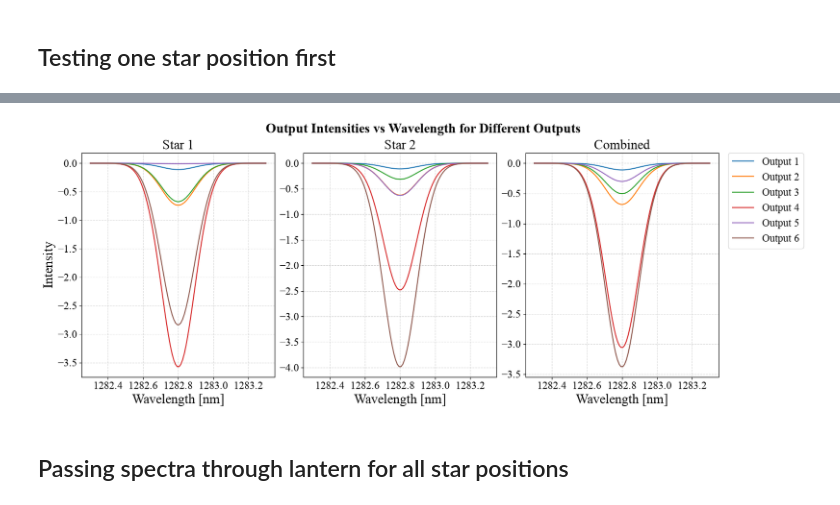
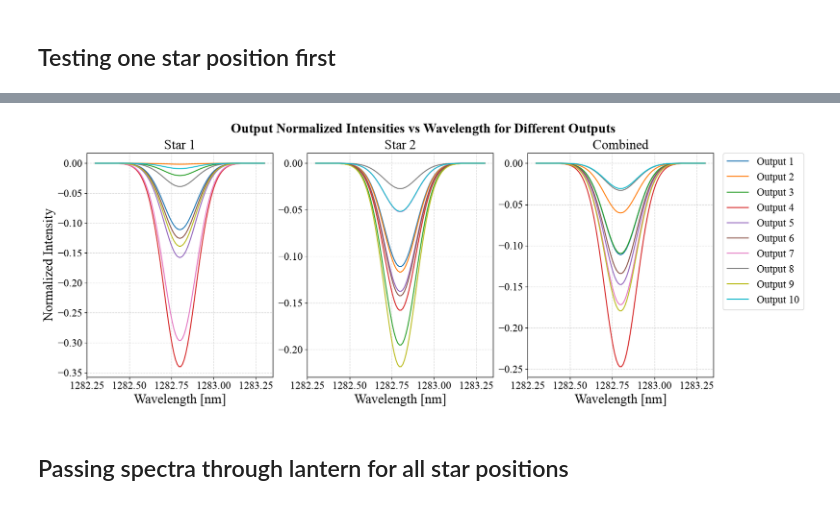
Before and after one commit to saividyud/Second-Year-Project, a Jupyter notebook: binaries.ipynb, the cells around one changed output, grey strips where cells are left out. Saved outputs shown, nothing was run; the diff lists cells and outputs as text; code cells hidden in the pictures.

```diff
--- a/binaries.ipynb
+++ b/binaries.ipynb
@@ -263,6 +272,38 @@ star1_outputs = device.calculate_outputs(star1_projected.transpose(2, 0, 1))
 star2_outputs = device.calculate_outputs(star2_projected.transpose(2, 0, 1))
 combined_outputs = device.calculate_outputs(combined_projected.transpose(2, 0, 1))
 
+# Creating function to calculate the normalized intensities of each output given photonic lantern outputs and divisor output
+def calculate_normalized_intensities(outputs, divisor_output):
+    '''
+    Calculates the normalized intensities of each output given photonic lantern outputs and divisor output.as_integer_ratio
+
+    Parameters
+    ----------
+    outputs : np.ndarray
+        Output from `device.calculate_outputs()` [number of wavelength channels, number of outputs]
+    divisor_output : int
+        Index of the output to normalize by
+
+    Returns
+    -------
+    normalized_intensities : np.ndarray
+        Normalized intensities of each output [number of outputs]
+    '''
+    # Initializing array to store the total normalized intensities
+    tot_norm_outputs = []
+
+    # Iterating through each photonic lantern output
+    for i in range(outputs.shape[1]):
+        # Calculating the continuum intensity for the output (basically far from the spectral features)
+        continuum_intensity = (outputs[0, i] + outputs[1, i]) / 2
+
+        # Calculating the total normalized intensity for the output
+        integral = np.abs(np.sum( (outputs[:, i] - continuum_intensity)/outputs[:, divisor_output] * (wav_range[1] - wav_range[0]) ))
+
+        tot_norm_outputs.append(integral)
+
+    return np.array(tot_norm_outputs)
+
 # Initializing arrays to store the continuum intensities
 star1_cont_outputs = []
 star2_cont_outputs = []
@@ -281,7 +322,7 @@ combined_tot_norm_outputs = []
 # Output to normalize by
 divisor_output = 0
 
-for i in range(6):
+for i in range(n_outputs):
     # Calculating the continuum intensity for every output (I_{n, cont})
     star1_cont_outputs.append( (star1_outputs[0, i] + star1_outputs[1, i]) / 2 )
     star2_cont_outputs.append( (star2_outputs[0, i] + star2_outputs[1, i]) / 2 )
@@ -321,34 +389,34 @@ print(combined_tot_norm_outputs)
 # %%
 # Plotting the outputs
 fig = plt.figure(figsize=(16, 6))
 fig.set_constrained_layout(True)
 axes = fig.subplots(ncols=3)
 
-fig.suptitle('Output Intensities vs Wavelength for Different Outputs')
+fig.suptitle('Output Normalized Intensities vs Wavelength for Different Outputs')
 
-for i in range(6):
+for i in range(n_outputs):
     axes[0].plot(wav_range, star1_outputs[:, i]/star1_outputs[:, divisor_output] - star1_cont_outputs[i]/star1_outputs[:, divisor_output], label=f'Output {i+1}')
     axes[1].plot(wav_range, star2_outputs[:, i]/star2_outputs[:, divisor_output] - star2_cont_outputs[i]/star2_outputs[:, divisor_output], label=f'Output {i+1}')
     axes[2].plot(wav_range, combined_outputs[:, i]/combined_outputs[:, divisor_output] - combined_cont_outputs[i]/combined_outputs[:, divisor_output], label=f'Output {i+1}')
 
 axes[0].set_title('Star 1')
 axes[1].set_title('Star 2')
 axes[2].set_title('Combined')
 
 axes[0].set_xlabel('Wavelength [nm]')
 axes[1].set_xlabel('Wavelength [nm]')
 axes[2].set_xlabel('Wavelength [nm]')
 
-axes[0].set_ylabel('Intensity')
+axes[0].set_ylabel('Normalized Intensity')
 
 axes[2].legend(bbox_to_anchor=(1.05, 1), loc='upper left', borderaxespad=0.)
 
 axes[0].grid(True, linestyle='--', alpha=0.5)
 axes[1].grid(True, linestyle='--', alpha=0.5)
 axes[2].grid(True, linestyle='--', alpha=0.5)
 plt.show()
 # %% [output]
-[figure, old version]
+[figure, new version]
 # %% [markdown]
 ## Passing spectra through lantern for all star positions
 # %%
```
Also changed, not shown: parts of 25 cells of this notebook, 4 other files.
